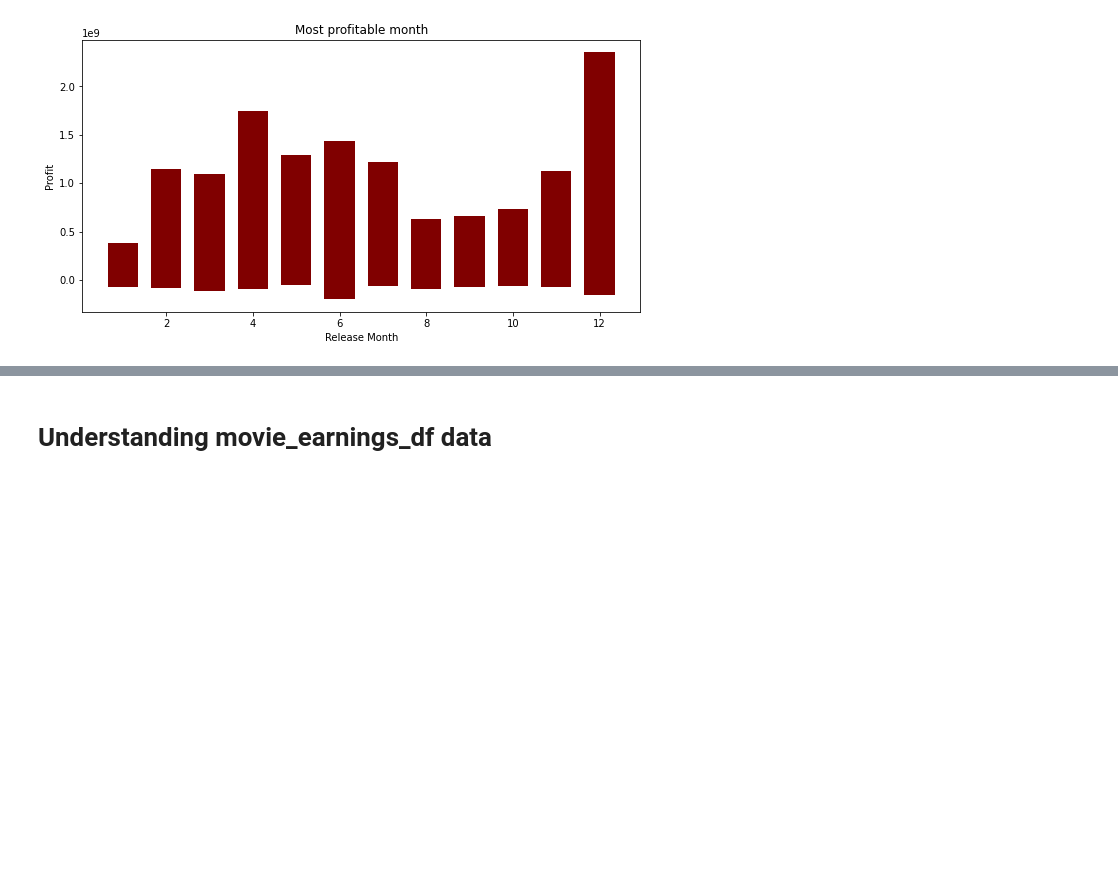
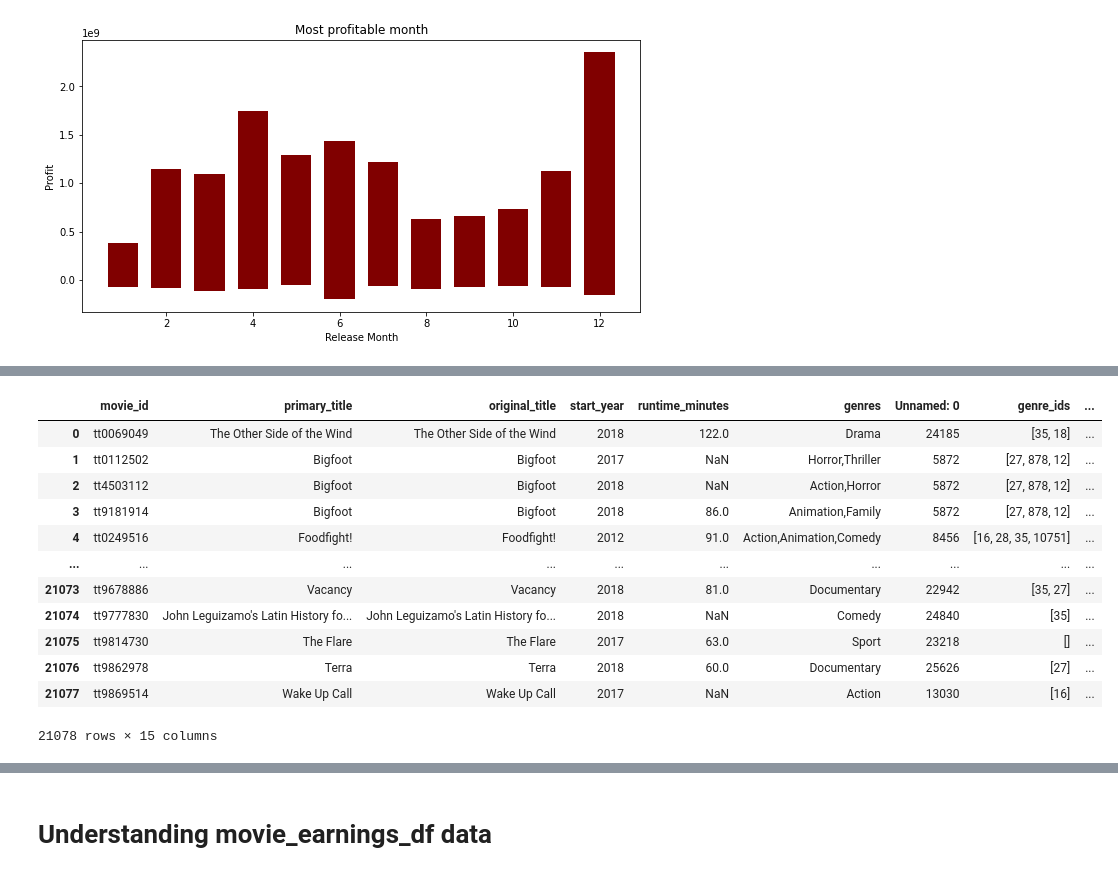
Before and after one commit to WendyMwiti/microsoft_movie_analysis, a Jupyter notebook: zippedData/Moviesmicrosoft.ipynb, the cells around one changed output, grey strips where cells are left out. Cells and saved outputs as stored; diff of their text form; code cells hidden in the pictures; blank space fills up the shorter version.

```diff
--- a/zippedData/Moviesmicrosoft.ipynb
+++ b/zippedData/Moviesmicrosoft.ipynb
@@ -448,0 +487,18 @@ plt.show()
+# %%
+english_df = pd.merge(movie_basics_df, popularity_df, on = ['original_title'], how = 'inner')
+# %%
+english_df
+# %% [output]
+|  | movie_id | primary_title | original_title | start_year | runtime_minutes | genres | Unnamed: 0 | genre_ids | ... |
+| 0 | tt0069049 | The Other Side of the Wind | The Other Side of the Wind | 2018 | 122.0 | Drama | 24185 | [35, 18] | ... |
+| 1 | tt0112502 | Bigfoot | Bigfoot | 2017 | NaN | Horror,Thriller | 5872 | [27, 878, 12] | ... |
+| 2 | tt4503112 | Bigfoot | Bigfoot | 2018 | NaN | Action,Horror | 5872 | [27, 878, 12] | ... |
+| 3 | tt9181914 | Bigfoot | Bigfoot | 2018 | 86.0 | Animation,Family | 5872 | [27, 878, 12] | ... |
+| 4 | tt0249516 | Foodfight! | Foodfight! | 2012 | 91.0 | Action,Animation,Comedy | 8456 | [16, 28, 35, 10751] | ... |
+| ... | ... | ... | ... | ... | ... | ... | ... | ... | ... |
+| 21073 | tt9678886 | Vacancy | Vacancy | 2018 | 81.0 | Documentary | 22942 | [35, 27] | ... |
+| 21074 | tt9777830 | John Leguizamo's Latin History fo... | John Leguizamo's Latin History fo... | 2018 | NaN | Comedy | 24840 | [35] | ... |
+| 21075 | tt9814730 | The Flare | The Flare | 2017 | 63.0 | Sport | 23218 | [] | ... |
+| 21076 | tt9862978 | Terra | Terra | 2018 | 60.0 | Documentary | 25626 | [27] | ... |
+| 21077 | tt9869514 | Wake Up Call | Wake Up Call | 2017 | NaN | Action | 13030 | [16] | ... |
+21078 rows × 15 columns
```
Also changed, not shown: parts of 40 cells of this notebook.
